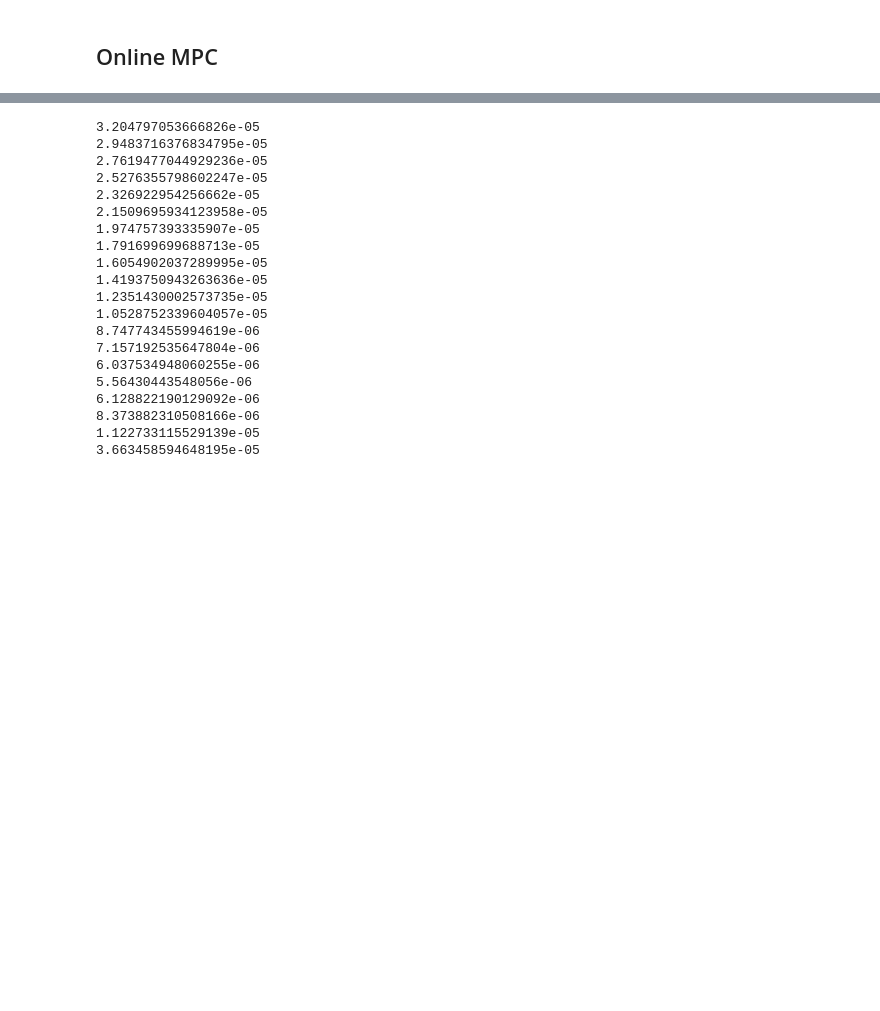
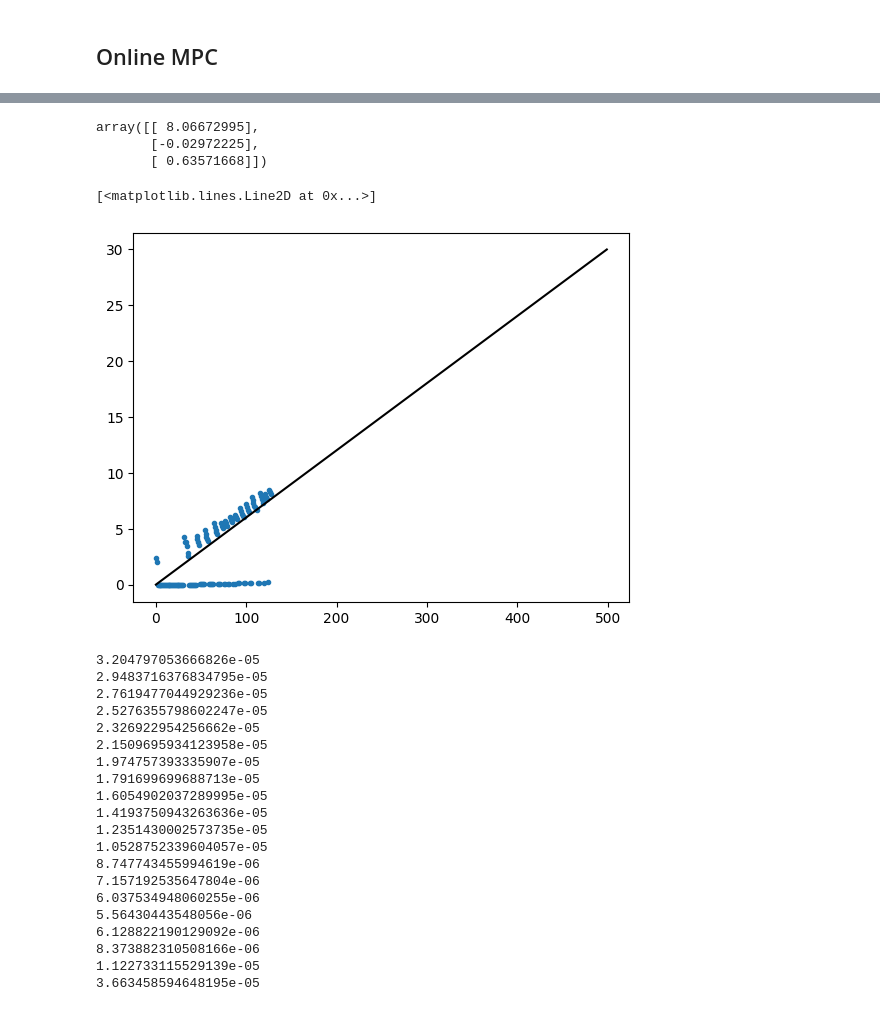
Before and after one commit to machines-in-motion/Go2Py, a Jupyter notebook: examples/09-crododdyl.ipynb, the cells around one changed output, grey strips where cells are left out. Drawn from its saved outputs; the diff is of its cells as text; code cells hidden in the pictures; blank space fills up the shorter version.

```diff
--- a/examples/09-crododdyl.ipynb
+++ b/examples/09-crododdyl.ipynb
@@ -663,4 +666,4 @@ for action_model in m:
     # action_model.differential.costs.costs['contact_force_track'].weight =0
     # action_model.differential.costs.costs['efTrack'].active = True
     action_model.differential.contacts.changeContactStatus('Link6_contact', True)
-    action_model.differential.costs.costs['contact_force_track'].cost.residual.reference.linear[:] = np.array([-20, 0, 0])
+    action_model.differential.costs.costs['contact_force_track'].cost.residual.reference.linear[:] = np.array([-5, 0, 0])
@@ -674,7 +670,20 @@ for action_model in m:
+# %%
+import mujoco as mj
+def getForceSensor(model, data, site_id):
+    site_id = mj.mj_name2id(model,mj.mjtObj.mjOBJ_SITE, 'EF_force_site')
+    world_R_sensor = data.xmat[site_id].reshape(3,3).T
+    force_in_body = data.sensordata[-3:].reshape(3,1)
+    force_in_world = world_R_sensor@force_in_body
+    return force_in_world
 # %%
 mpc.max_iterations=250
+measured_forces = []
+forces = np.linspace(0, 30, 500)
 
 for i in range(500):
+    for action_model in m:
+        action_model.differential.costs.costs['contact_force_track'].cost.residual.reference.linear[:] = np.array([-forces[i], 0, 0])
+
     state = robot.getJointStates()
     q = state['q']
     dq = state['dq']
@@ -693,16 +702,12 @@ for i in range(500):
     kp = np.ones(18)*0.
     kv = np.ones(18)*0.
 
-    for j in range(20):
+    for j in range(1):
         robot.setCommands(q, dq, kp, kv, tau)
         robot.step()
         time.sleep(0.0005)
 
-    force_site_to_sensor_idx = {'FL_force_site': 0, 'FR_force_site': 1, 'RL_force_site': 2, 'RR_force_site': 3, 'EF_force_site': 4}
     force_sensor_site = 'EF_force_site'
-
-    # site_Fs = robot.data.sensordata[10:].reshape(-1,3).T
-    # force_in_body = site_Fs[:,force_site_to_sensor_idx[force_sensor_site]].copy()
-    # print(getForceInWorld(robot, force_in_body, force_sensor_site))
+    measured_forces.append(getForceSensor(robot.model, robot.data, force_sensor_site).squeeze().copy())
 # %% [output]
 iter     merit        cost       ||gaps||   ||Constraint||  ||(dx,du)||     step   KKT criteria  QP iters
@@ -726,3 +751,18 @@ KeyboardInterrupt:
+# %%
+getForceSensor(robot.model, robot.data, force_sensor_site)
+# %% [output]
+array([[ 8.06672995],
+       [-0.02972225],
+       [ 0.63571668]])
+# %%
+measured_forces = np.array(measured_forces)
+# %%
+import matplotlib.pyplot as plt
+plt.plot(measured_forces[:300,0],'.')
+plt.plot(forces,'k')
+# %% [output]
+[<matplotlib.lines.Line2D at 0x...>]
+[figure, added]
 # %%
 for i in range(20):
     m[i].differential.contacts.changeContactStatus('Link6_contact', True)
```
Also changed, not shown: parts of 8 cells of this notebook, 2 other files.
